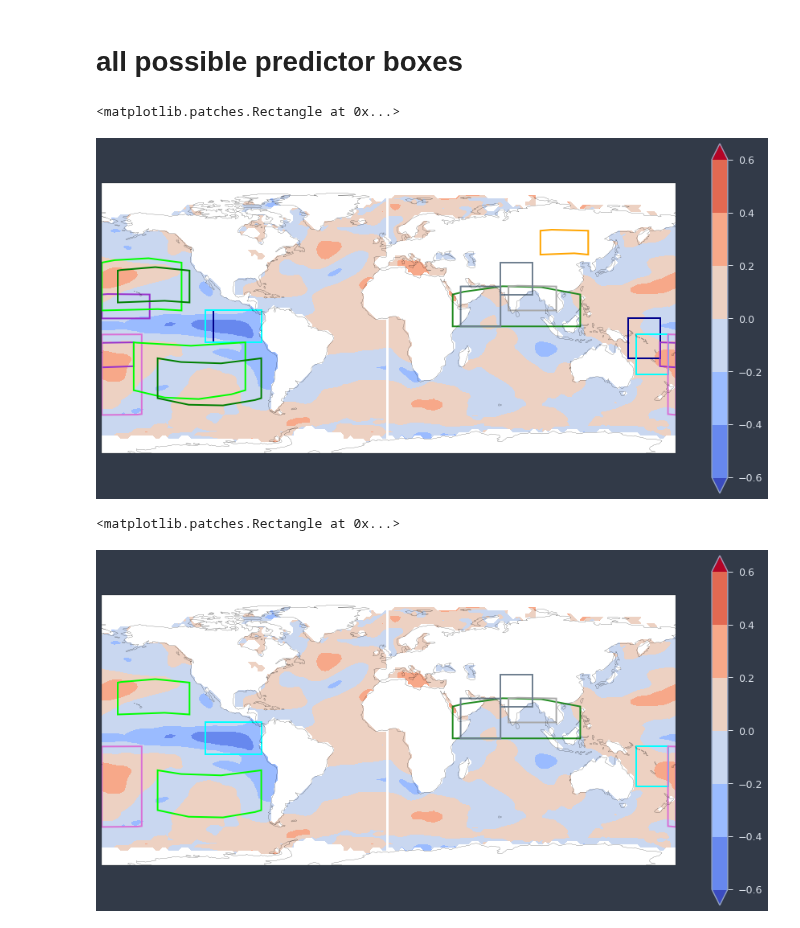
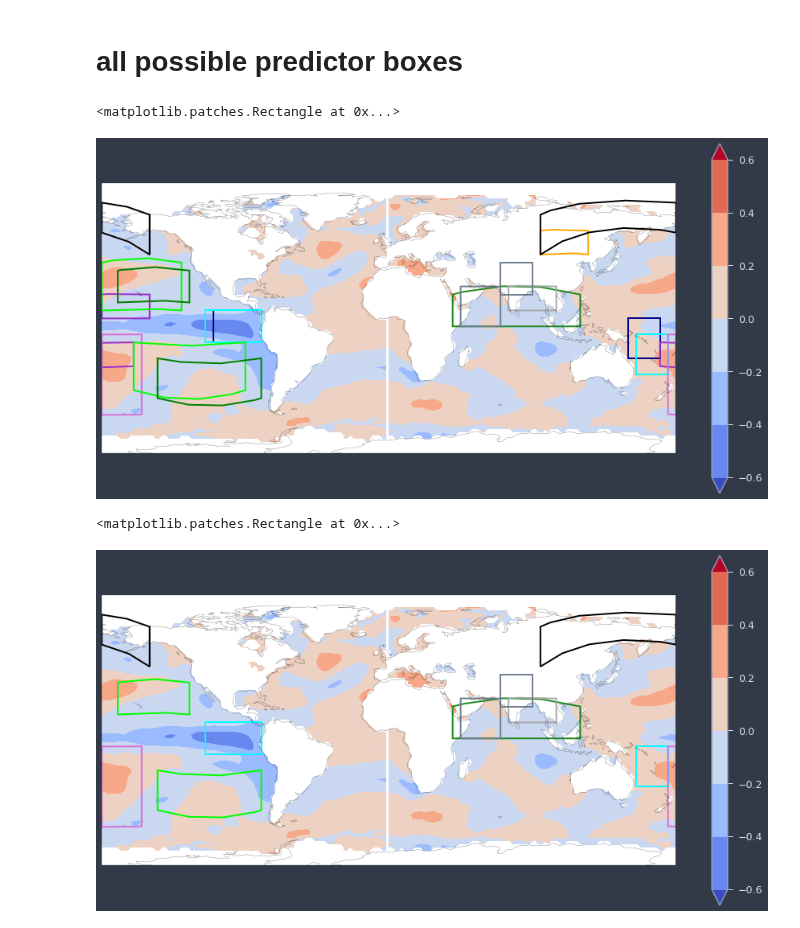
Before and after one commit to medhap02/AllIndiaRainfall, a Jupyter notebook: src/SubtractionCorrelations.ipynb, the cells around one changed output. Saved outputs shown, nothing was run; the diff lists cells and outputs as text; code cells hidden in the pictures.

```diff
--- a/src/SubtractionCorrelations.ipynb
+++ b/src/SubtractionCorrelations.ipynb
@@ -1501,34 +1501,38 @@ ax.add_patch(mpatches.Rectangle(xy=[175,-55], width=30, height=50, facecolor=Non
 # PSH original boxes
 ax.add_patch(mpatches.Rectangle(xy=[-160,-40], width=70, height=30, facecolor=None, edgecolor='lime', fill = False, linewidth = 2, transform=ccrs.Geodetic()))
 #(40-10s, 160-90w)
 ax.add_patch(mpatches.Rectangle(xy=[-180,10], width=50, height=30, facecolor=None, edgecolor='lime', fill = False, linewidth = 2, transform=ccrs.Geodetic()))
 #(10-40n, 180-130w)
 
 #PSH shifted
 ax.add_patch(mpatches.Rectangle(xy=[-145,-45], width=65, height=25, facecolor=None, edgecolor='green', fill = False, linewidth = 2, transform=ccrs.Geodetic()))
 #(20-45s, 145-80w)
 ax.add_patch(mpatches.Rectangle(xy=[-170,15], width=45, height=20, facecolor=None, edgecolor='green', fill = False, linewidth = 2, transform=ccrs.Geodetic()))
 #(15-35n, 170-125w)
 
 # PSH india
 ax.add_patch(mpatches.Rectangle(xy=[40,0], width=80, height=20, facecolor=None, edgecolor='forestgreen', fill = False, linewidth = 2, transform=ccrs.Geodetic()))
 #(0-20n, 40-120e)
 
 # NAT
 ax.add_patch(mpatches.Rectangle(xy=[95,45], width=30, height=15, facecolor=None, edgecolor='orange', fill = False, linewidth = 2, transform=ccrs.Geodetic()))
 
 #MSE 1
 ax.add_patch(mpatches.Rectangle(xy=[75,10], width=30, height=15, facecolor=None, edgecolor='darkgray', fill = False, linewidth = 2, transform=ccrs.Geodetic()))
 #(10-25n, 75-105e)
 
 # MSE 2
 ax.add_patch(mpatches.Rectangle(xy=[45,0], width=25, height=25, facecolor=None, edgecolor='slategray', fill = False, linewidth = 2, transform=ccrs.Geodetic()))
 #(0-25n, 45-70e)
 ax.add_patch(mpatches.Rectangle(xy=[70,20], width=20, height=20, facecolor=None, edgecolor='slategray', fill = False, linewidth = 2, transform=ccrs.Geodetic()))
 #(20-40n, 70-90e)
+
+#MSE Russia
+ax.add_patch(mpatches.Rectangle(xy=[95,45], width=115, height=25, facecolor=None, edgecolor='black', fill = False, linewidth = 2, transform=ccrs.Geodetic()))
+#(45-70n, 95e-150w)
 # %% [output]
 <matplotlib.patches.Rectangle at 0x...>
-[figure, old version]
+[figure, new version]
 # %%
 ax = plt.axes(projection=ccrs.PlateCarree())
 random_plot.plot.contourf(cmap='coolwarm', extend='both')
@@ -1563,8 +1567,12 @@ ax.add_patch(mpatches.Rectangle(xy=[45,0], width=25, height=25, facecolor=None,
 #(0-25n, 45-70e)
 ax.add_patch(mpatches.Rectangle(xy=[70,20], width=20, height=20, facecolor=None, edgecolor='slategray', fill = False, linewidth = 2, transform=ccrs.Geodetic()))
 #(20-40n, 70-90e)
+
+# MSE Russia
+ax.add_patch(mpatches.Rectangle(xy=[95,45], width=115, height=25, facecolor=None, edgecolor='black', fill = False, linewidth = 2, transform=ccrs.Geodetic()))
+#(45-70n, 95e-150w)
 # %% [output]
 <matplotlib.patches.Rectangle at 0x...>
-[figure, old version]
+[figure, new version]
 # %%
 # Copyright (c) 2020 Medha Palavalli.
```
Also changed, not shown: parts of 1 cell of this notebook.
